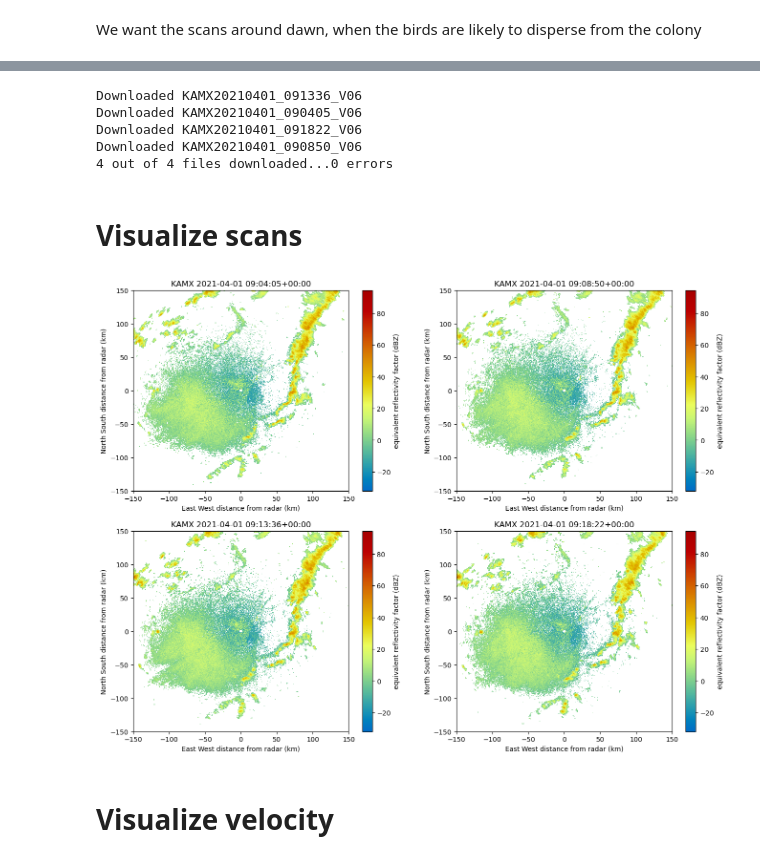
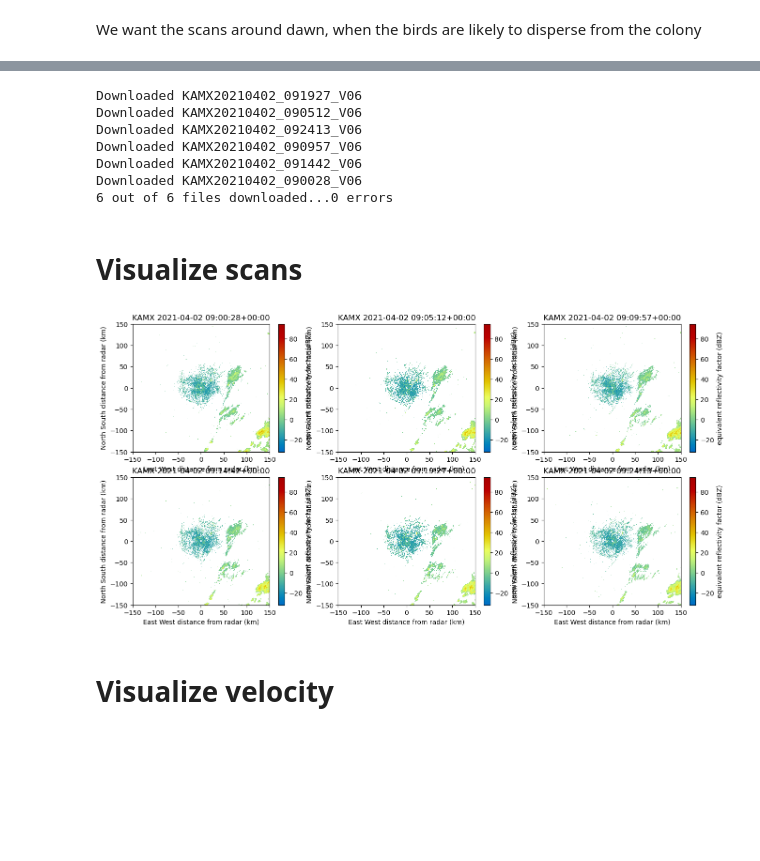
Before and after one commit to weecology/everglades_radar, a Jupyter notebook: Download.ipynb, the cells around one changed output, grey strips where cells are left out. Cells and saved outputs as stored; diff of their text form; code cells hidden in the pictures; blank space fills up the shorter version.

```diff
--- a/Download.ipynb
+++ b/Download.ipynb
@@ -31,8 +31,8 @@ We want the scans around dawn, when the birds are likely to disperse from the co
 # %%
 eastern_timezone = pytz.timezone('US/Eastern')
 radar_id = 'KAMX'
-start = eastern_timezone.localize(datetime(2021,4,1,5,0))
-end = eastern_timezone.localize (datetime(2021,4,1,7,0))
+start = eastern_timezone.localize(datetime(2021,4,2,5,0))
+end = eastern_timezone.localize (datetime(2021,4,2,7,0))
 scans = conn.get_avail_scans_in_range(start, end, radar_id)
 print("There are {} scans available between {} and {}\n".format(len(scans), start, end))
 print(scans[0:4])
@@ -43,23 +43,25 @@ There are 27 scans available between 2021-04-01 05:00:00-04:00 and 2021-04-01 07
 # %%
-results = conn.download(scans[0:4], templocation)
+results = conn.download(scans[0:6], templocation)
 # %% [output]
-Downloaded KAMX20210401_091336_V06
-Downloaded KAMX20210401_090405_V06
-Downloaded KAMX20210401_091822_V06
-Downloaded KAMX20210401_090850_V06
-4 out of 4 files downloaded...0 errors
+Downloaded KAMX20210402_091927_V06
+Downloaded KAMX20210402_090512_V06
+Downloaded KAMX20210402_092413_V06
+Downloaded KAMX20210402_090957_V06
+Downloaded KAMX20210402_091442_V06
+Downloaded KAMX20210402_090028_V06
+6 out of 6 files downloaded...0 errors
 # %% [markdown]
 # Visualize scans
 # %%
 fig = plt.figure(figsize=(16,12))
 for i,scan in enumerate(results.iter_success(),start=1):
-    ax = fig.add_subplot(2,2,i)
+    ax = fig.add_subplot(3,3,i)
     radar = scan.open_pyart()
     display = pyart.graph.RadarDisplay(radar)
     display.plot('reflectivity',0,ax=ax,title="{} {}".format(scan.radar_id,scan.scan_time))
     display.set_limits((-150, 150), (-150, 150), ax=ax)
 # %% [output]
-[figure, old version]
+[figure, new version]
 # %% [markdown]
 # Visualize velocity
 # %%
```
Also changed, not shown: parts of 4 cells of this notebook.
